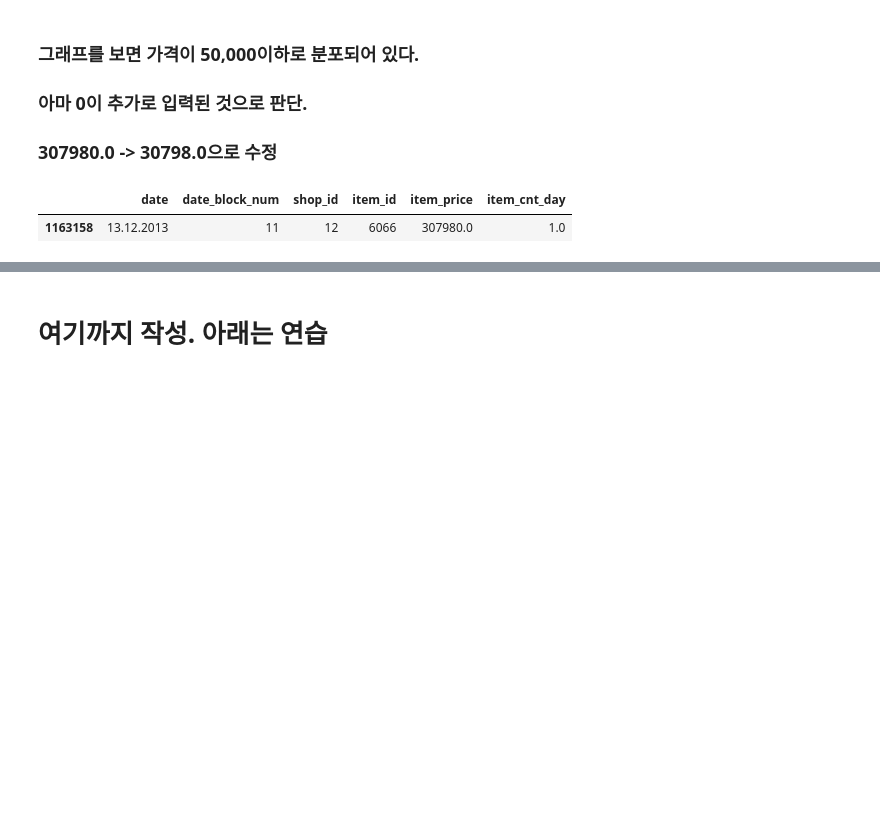
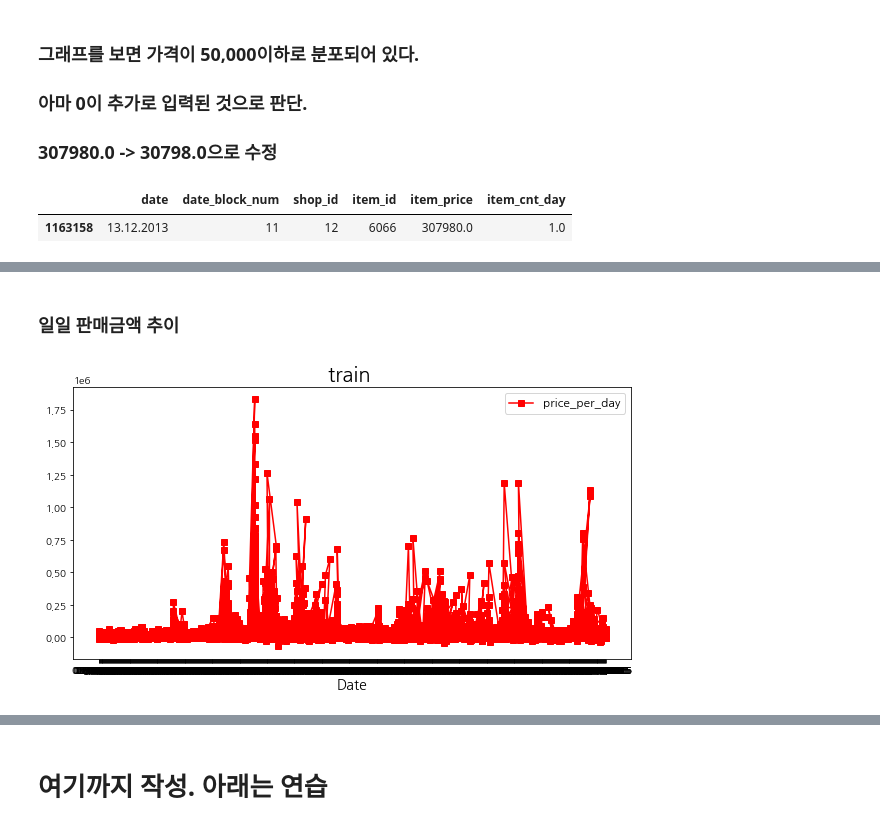
Before and after one commit to Shinest-changwon/AIFFEL_1st_Hackathon, a Jupyter notebook: 2.code/8조_해커톤_210208.ipynb, the cells around one changed output, grey strips where cells are left out. Saved outputs shown, nothing was run; the diff lists cells and outputs as text; code cells hidden in the pictures; blank space fills up the shorter version.

```diff
--- a/2.code/8조_해커톤_210208.ipynb
+++ b/2.code/8조_해커톤_210208.ipynb
@@ -281,0 +577,18 @@ train.iloc[1163158:1163159, :]
+# %% [markdown]
+### 일일 판매금액 추이
+# %%
+plt.rcParams["figure.figsize"] = (10,5)
+
+plt.plot(train.date, train.price_per_day, marker='s', color='r')
+# plt.plot(train.date, train.item_cnt_day, marker='o', color='g')
+# plt.plot(train.date, train.Low, marker='*', color='b')
+# plt.plot(train.date, train.Open, marker='+', color='y')
+
+plt.title('train ', fontsize=20)
+# plt.ylabel('Stock', fontsize=14)
+plt.xlabel('Date', fontsize=14)
+plt.legend(['price_per_day'], fontsize=12, loc='best')
+
+plt.show()
+# %% [output]
+[figure, added]
```
Also changed, not shown: parts of 50 cells of this notebook.
